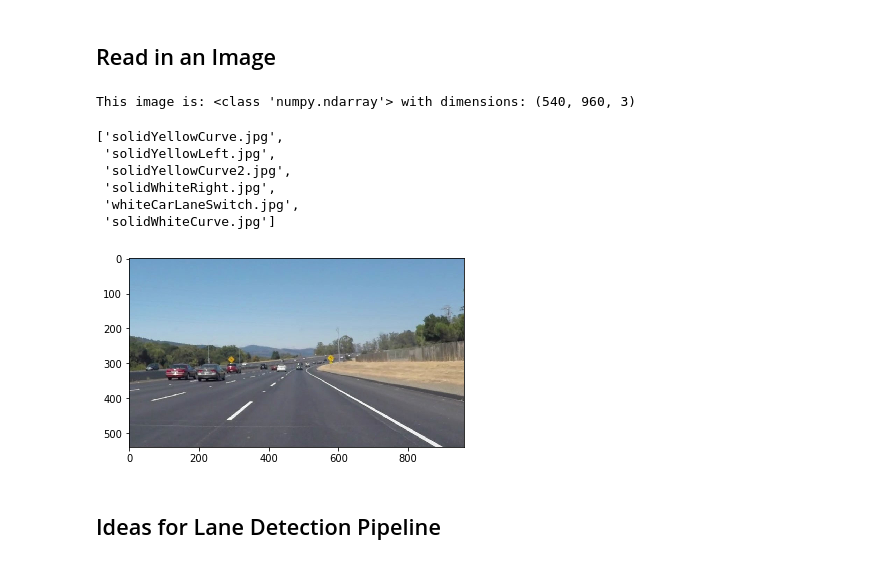
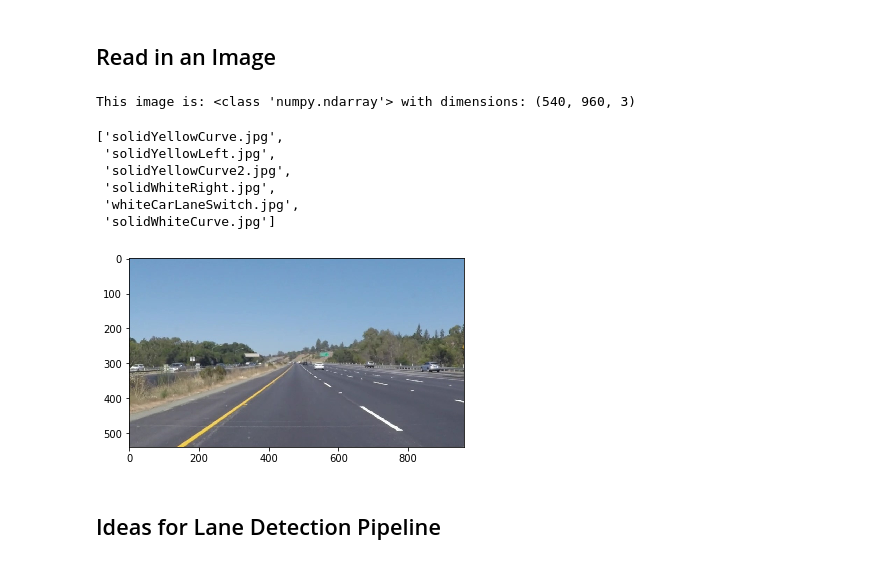
Before and after one commit to lingyun-wu/CarND-Project-01, a Jupyter notebook: P1.ipynb, the cells around one changed output. Saved outputs shown, nothing was run; the diff lists cells and outputs as text; code cells hidden in the pictures.

```diff
--- a/P1.ipynb
+++ b/P1.ipynb
@@ -51,25 +51,25 @@ import cv2
 ## Read in an Image
 # %%
 #reading in an image
-image_name = 'solidWhiteCurve.jpg'
+image_name = 'solidYellowLeft.jpg'
 image = mpimg.imread('test_images/'+image_name)
 
 #printing out some stats and plotting
 print('This image is:', type(image), 'with dimensions:', image.shape)
 plt.imshow(image)  # if you wanted to show a single color channel image called 'gray', for example, call as plt.imshow(gray, cmap='gray')
 
 #image folder
 import os
 os.listdir("test_images/")
 # %% [output]
 This image is: <class 'numpy.ndarray'> with dimensions: (540, 960, 3)
 ['solidYellowCurve.jpg',
  'solidYellowLeft.jpg',
  'solidYellowCurve2.jpg',
  'solidWhiteRight.jpg',
  'whiteCarLaneSwitch.jpg',
  'solidWhiteCurve.jpg']
-[figure, old version]
+[figure, new version]
 # %% [markdown]
 ## Ideas for Lane Detection Pipeline
 # %% [markdown]
```
Also changed, not shown: parts of 1 cell of this notebook, 1 other file.
